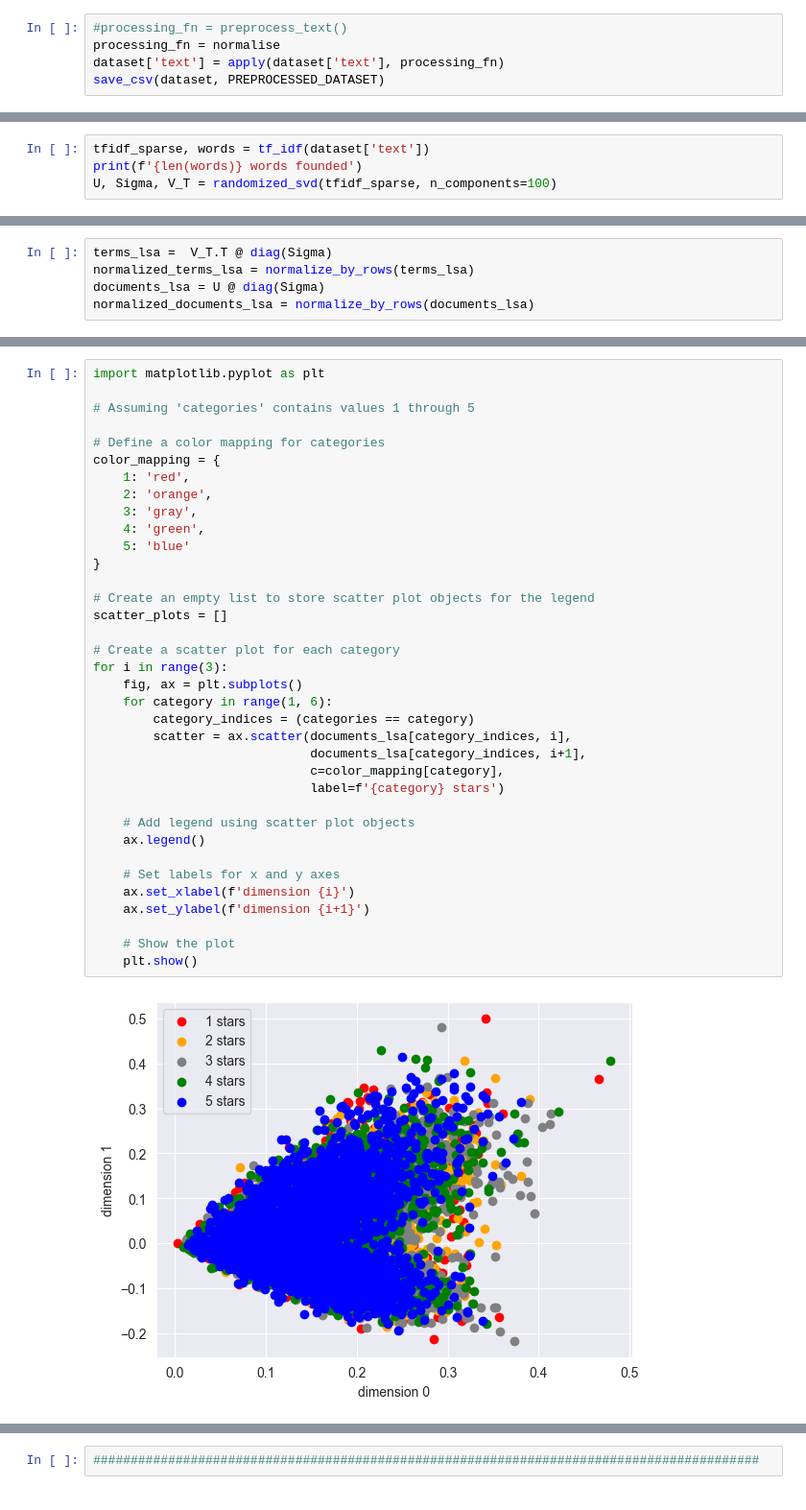
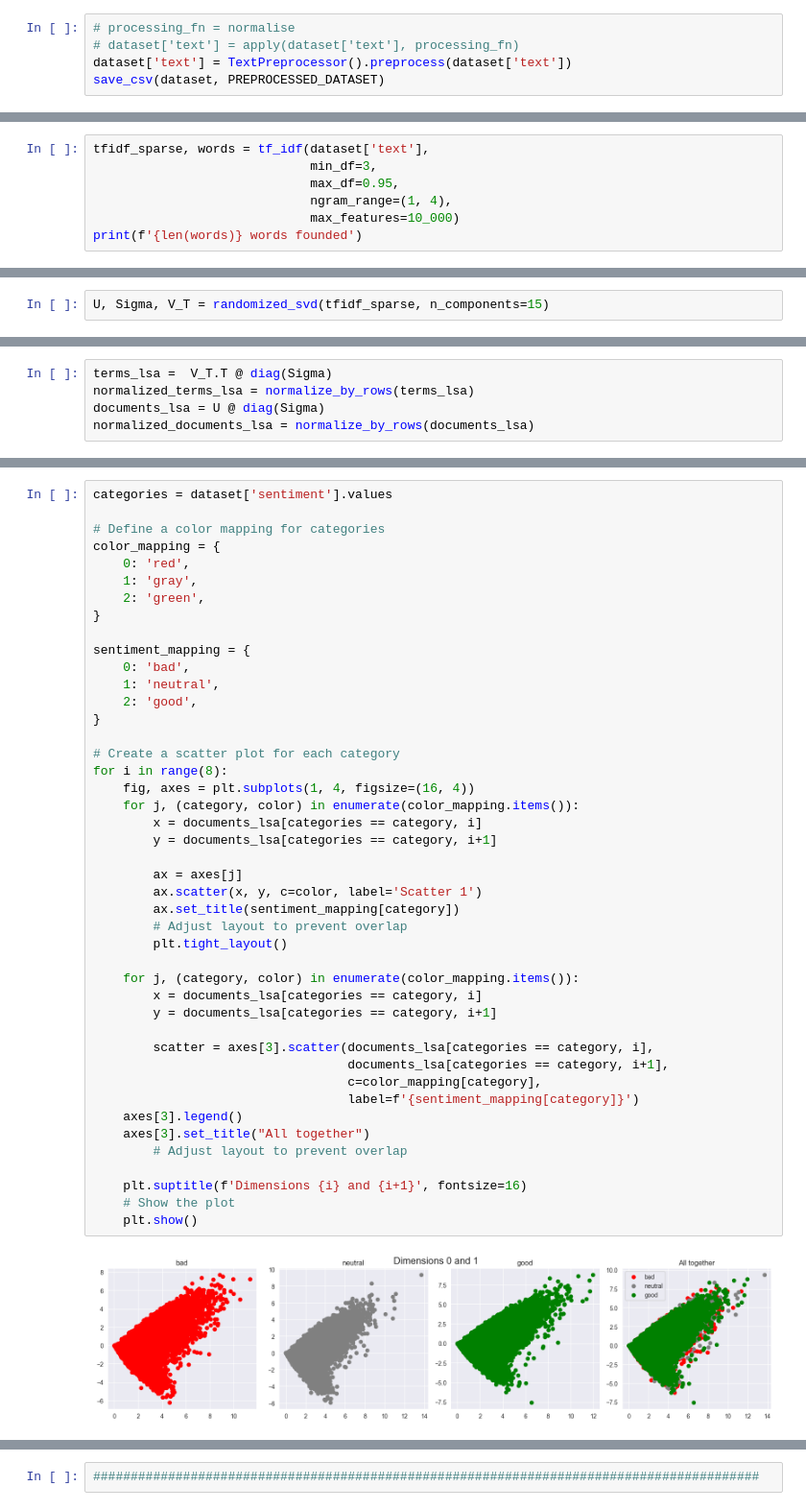
Before and after one commit to Lorenzo-Gardini/TextMining, a Jupyter notebook: project_notebook.ipynb, the cells around one changed output, grey strips where cells are left out. Shown at 96% size. Saved outputs shown, nothing was run; the diff lists cells and outputs as text.

```diff
--- a/project_notebook.ipynb
+++ b/project_notebook.ipynb
@@ -502,8 +705,8 @@ Now we preprocessed the dataframe to be manipulated and used in deep learning me
 - stop word removal
 - punctuation removal
 # %%
-#processing_fn = preprocess_text()
-processing_fn = normalise
-dataset['text'] = apply(dataset['text'], processing_fn)
+# processing_fn = normalise
+# dataset['text'] = apply(dataset['text'], processing_fn)
+dataset['text'] = TextPreprocessor().preprocess(dataset['text'])
 save_csv(dataset, PREPROCESSED_DATASET)
 # %% [output]
@@ -517,5 +724,8 @@ KeyboardInterrupt:
 # %%
-tfidf_sparse, words = tf_idf(dataset['text'])
+tfidf_sparse, words = tf_idf(dataset['text'],
+                             min_df=3,
+                             max_df=0.95,
+                             ngram_range=(1, 4),
+                             max_features=10_000)
 print(f'{len(words)} words founded')
-U, Sigma, V_T = randomized_svd(tfidf_sparse, n_components=100)
 # %% [output]
@@ -523,3 +844,5 @@ U, Sigma, V_T = randomized_svd(tfidf_sparse, n_components=100)
+# %%
+U, Sigma, V_T = randomized_svd(tfidf_sparse, n_components=15)
 # %%
 print(f'U shape: {U.shape}')
 print(U)
@@ -647,38 +925,46 @@ for i in range(1):
 # %%
-import matplotlib.pyplot as plt
-
-# Assuming 'categories' contains values 1 through 5
+categories = dataset['sentiment'].values
 
 # Define a color mapping for categories
 color_mapping = {
-    1: 'red',
-    2: 'orange',
-    3: 'gray',
-    4: 'green',
-    5: 'blue'
+    0: 'red',
+    1: 'gray',
+    2: 'green',
 }
 
-# Create an empty list to store scatter plot objects for the legend
-scatter_plots = []
+sentiment_mapping = {
+    0: 'bad',
+    1: 'neutral',
+    2: 'good',
+}
 
 # Create a scatter plot for each category
-for i in range(3):
-    fig, ax = plt.subplots()
-    for category in range(1, 6):
-        category_indices = (categories == category)
-        scatter = ax.scatter(documents_lsa[category_indices, i],
-                             documents_lsa[category_indices, i+1],
-                             c=color_mapping[category],
-                             label=f'{category} stars')
+for i in range(8):
+    fig, axes = plt.subplots(1, 4, figsize=(16, 4))
+    for j, (category, color) in enumerate(color_mapping.items()):
+        x = documents_lsa[categories == category, i]
+        y = documents_lsa[categories == category, i+1]
 
-    # Add legend using scatter plot objects
-    ax.legend()
+        ax = axes[j]
+        ax.scatter(x, y, c=color, label='Scatter 1')
+        ax.set_title(sentiment_mapping[category])
+        # Adjust layout to prevent overlap
+        plt.tight_layout()
 
-    # Set labels for x and y axes
-    ax.set_xlabel(f'dimension {i}')
-    ax.set_ylabel(f'dimension {i+1}')
+    for j, (category, color) in enumerate(color_mapping.items()):
+        x = documents_lsa[categories == category, i]
+        y = documents_lsa[categories == category, i+1]
 
+        scatter = axes[3].scatter(documents_lsa[categories == category, i],
+                                  documents_lsa[categories == category, i+1],
+                                  c=color_mapping[category],
+                                  label=f'{sentiment_mapping[category]}')
+    axes[3].legend()
+    axes[3].set_title("All together")
+        # Adjust layout to prevent overlap
+
+    plt.suptitle(f'Dimensions {i} and {i+1}', fontsize=16)
     # Show the plot
     plt.show()
 # %% [output]
-[figure, old version]
+[figure, new version]
```
Also changed, not shown: parts of 70 cells of this notebook, 1 other file.
